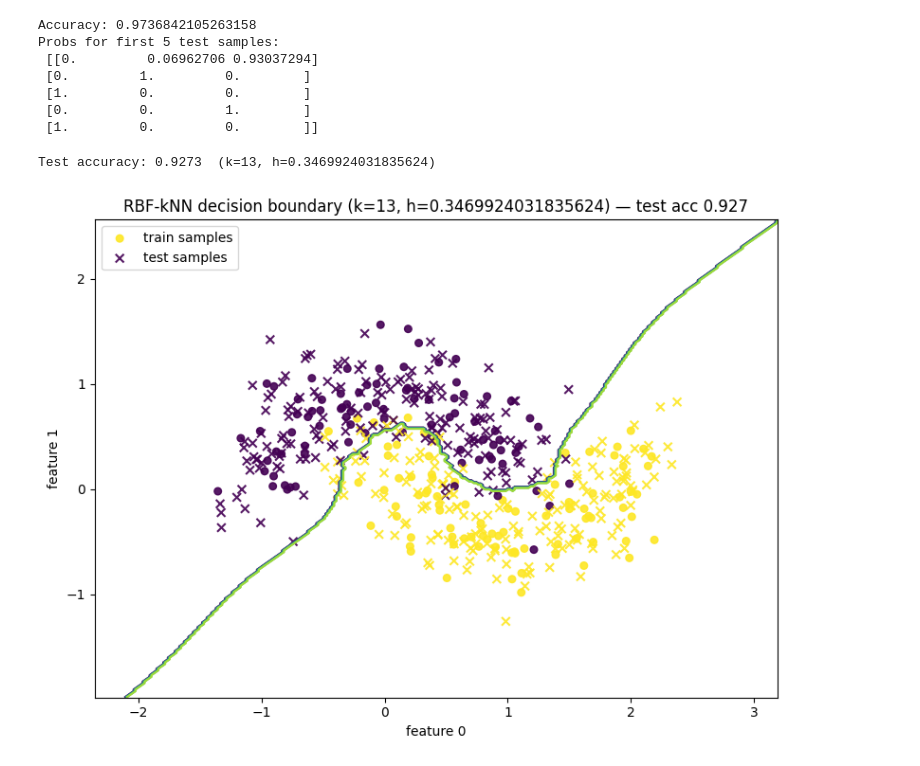
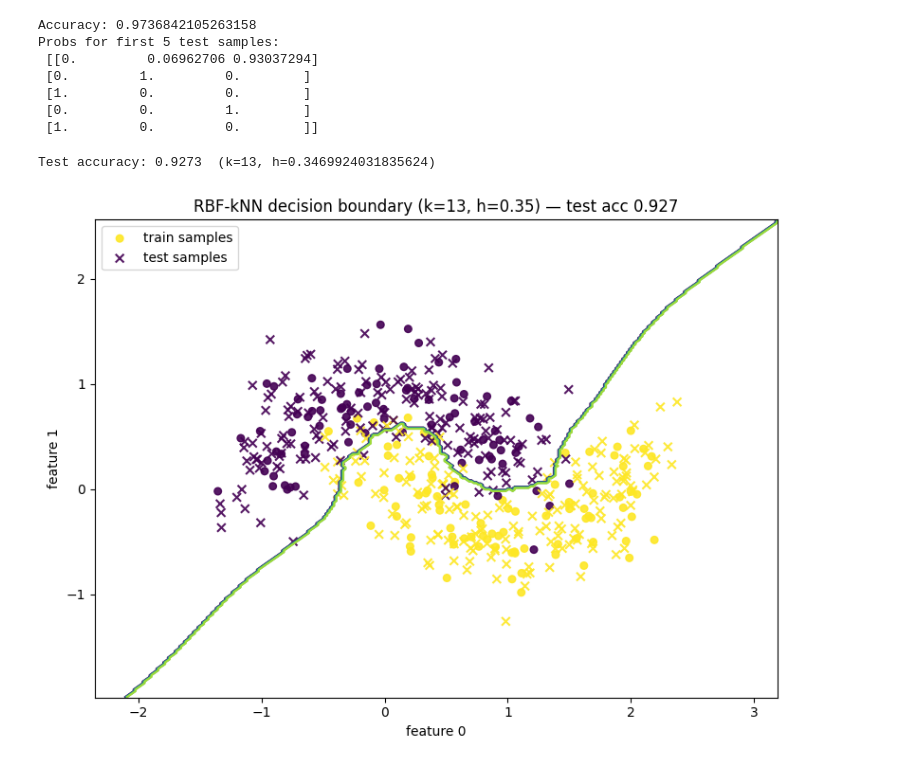
Before and after one commit to eduardo-ufmg/semana-conhecimento, a Jupyter notebook: knn.ipynb, the cells around one changed output. Drawn from its saved outputs; the diff is of its cells as text; code cells hidden in the pictures.

```diff
--- a/knn.ipynb
+++ b/knn.ipynb
@@ -20,8 +20,12 @@ class RBFKNeighborsClassifier(BaseEstimator, ClassifierMixin):
         self.k = k
         self.h = h
 
+    def pre_fit(self, X, y):
+        X, y = check_X_y(X, y, ensure_min_samples=1, dtype=float)
+        return X, y
+
     def fit(self, X, y):
-        X, y = check_X_y(X, y, ensure_min_samples=1, dtype=float)
+        X, y = self.pre_fit(X, y)
 
         n_samples, n_features = X.shape
 
@@ -61,13 +65,20 @@ class RBFKNeighborsClassifier(BaseEstimator, ClassifierMixin):
 
     def _rbf_logpdf_const(self):
         # constant term of isotropic multivariate normal log-pdf
+
+        if self.k is None or self.h is None:
+            raise ValueError("k and h must be set (not None) before calling this method.")
+
         d = self.n_features_in_
         return -0.5 * d * (np.log(2 * pi) + np.log(self.h * self.h))
 
     def predict_proba(self, X):
-        check_is_fitted(self, attributes=['X_', 'y_', '_nn'])
+        check_is_fitted(self, attributes=['X_', 'y_', '_nn', 'k', 'h'])
         X = check_array(X, dtype=float)
         n_test = X.shape[0]
+
+        if self.k is None or self.h is None:
+            raise ValueError("k and h must be set (not None) before calling this method.")
 
         # get k nearest neighbors (distances returned in Euclidean norm)
         dists, idxs = self._nn.kneighbors(X, n_neighbors=self._k_eff, return_distance=True)
@@ -175,33 +186,33 @@ pipe = make_pipeline(StandardScaler(), clf)
 # --- Fit and evaluate ---
 pipe.fit(X_train, y_train)
 acc = pipe.score(X_test, y_test)
 print(f"Test accuracy: {acc:.4f}  (k={pipe.named_steps['rbfkneighborsclassifier'].k}, h={pipe.named_steps['rbfkneighborsclassifier'].h})")
 
 # --- Decision boundary visualization ---
 fig, ax = plt.subplots(figsize=(8, 6))
 
 # DecisionBoundaryDisplay will plot the decision function (here we use predict)
 # The 'from_estimator' helper handles creating the mesh and plotting contours.
 DecisionBoundaryDisplay.from_estimator(
     pipe,
     X_train,                # bounds are derived from these points
     response_method="predict",
     plot_method="contour",
-    ax=ax,
+    ax=ax, #type: ignore
     grid_resolution=300,
 
 )
 
 # Overlay training points (color-coded by class)
 ax.scatter(X_train[:, 0], X_train[:, 1], c=y_train, s=30, label="train samples", alpha=0.9)
 ax.scatter(X_test[:, 0], X_test[:, 1], c=y_test, marker='x', s=40, label="test samples", alpha=0.9)
 
-ax.set_title(f"RBF-kNN decision boundary (k={pipe.named_steps['rbfkneighborsclassifier'].k}, h={pipe.named_steps['rbfkneighborsclassifier'].h}) — test acc {acc:.3f}")
+ax.set_title(f"RBF-kNN decision boundary (k={pipe.named_steps['rbfkneighborsclassifier'].k}, h={pipe.named_steps['rbfkneighborsclassifier'].h:.2f}) — test acc {acc:.3f}")
 ax.set_xlabel("feature 0")
 ax.set_ylabel("feature 1")
 ax.legend(loc="upper left")
 plt.tight_layout()
 plt.show()
 # %% [output]
 Test accuracy: 0.9273  (k=13, h=0.3469924031835624)
-[figure, old version]
+[figure, new version]
```
Also changed, not shown: parts of 5 cells of this notebook.
